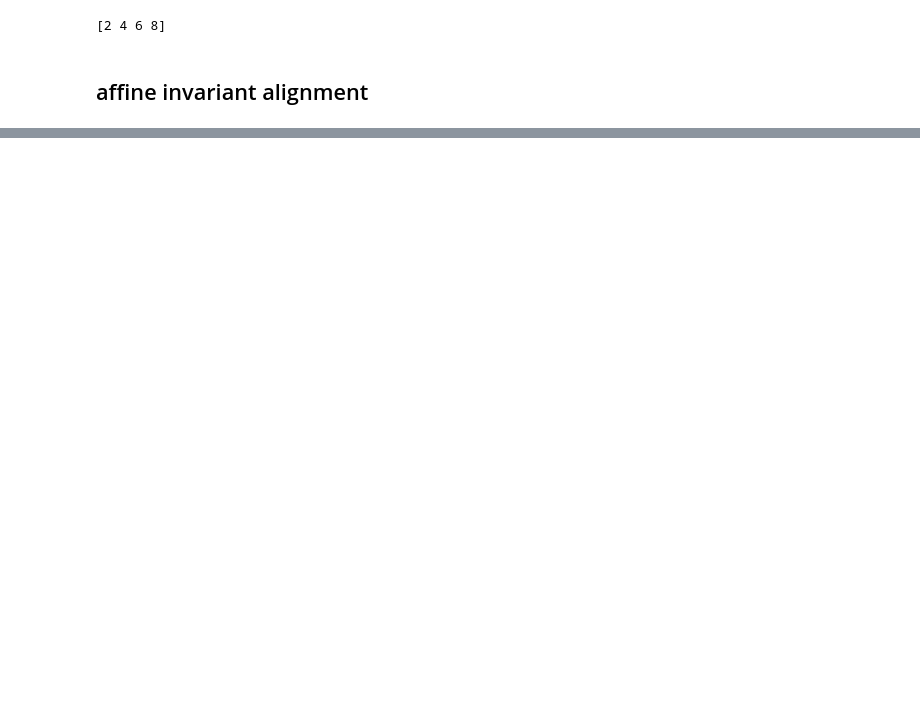
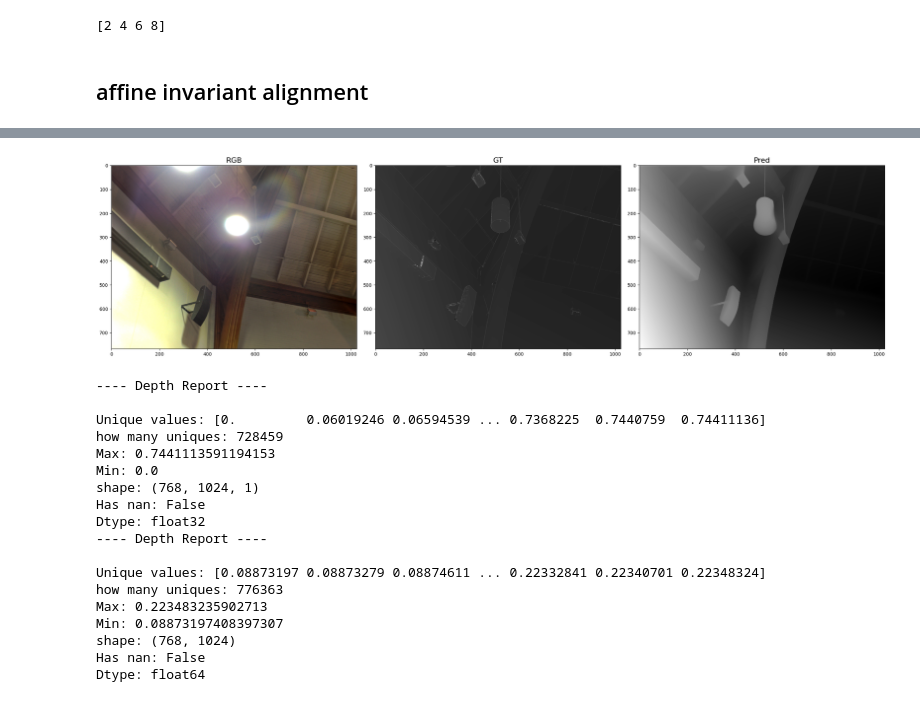
Before and after one commit to gkmocastro/depth-metrics-pavic, a Jupyter notebook: metrics.ipynb, the cells around one changed output, grey strips where cells are left out. Saved outputs shown, nothing was run; the diff lists cells and outputs as text; code cells hidden in the pictures; blank space fills up the shorter version.

```diff
--- a/metrics.ipynb
+++ b/metrics.ipynb
@@ -127 +123,27 @@ flat_pred_masked.shape
+# %%
+A = np.vstack([flat_disparity_gt_masked, np.ones(len(flat_disparity_gt_masked))]).T
+s, t = np.linalg.lstsq(A, flat_pred_masked, rcond=None)[0]
+depth_aligned = (pred_diode - t) / s
+# %%
+show_pred_gt(rgb, disparity_masked ,depth_aligned)
+# %% [output]
+[figure, added]
+---- Depth Report ----
+
+Unique values: [0.         0.06019246 0.06594539 ... 0.7368225  0.7440759  0.74411136]
+how many uniques: 728459
+Max: 0.7441113591194153
+Min: 0.0
+shape: (768, 1024, 1)
+Has nan: False
+Dtype: float32
+---- Depth Report ----
+
+Unique values: [0.08873197 0.08873279 0.08874611 ... 0.22332841 0.22340701 0.22348324]
+how many uniques: 776363
+Max: 0.223483235902713
+Min: 0.08873197408397307
+shape: (768, 1024)
+Has nan: False
+Dtype: float64
 # %%
```
Also changed, not shown: parts of 7 cells of this notebook.
